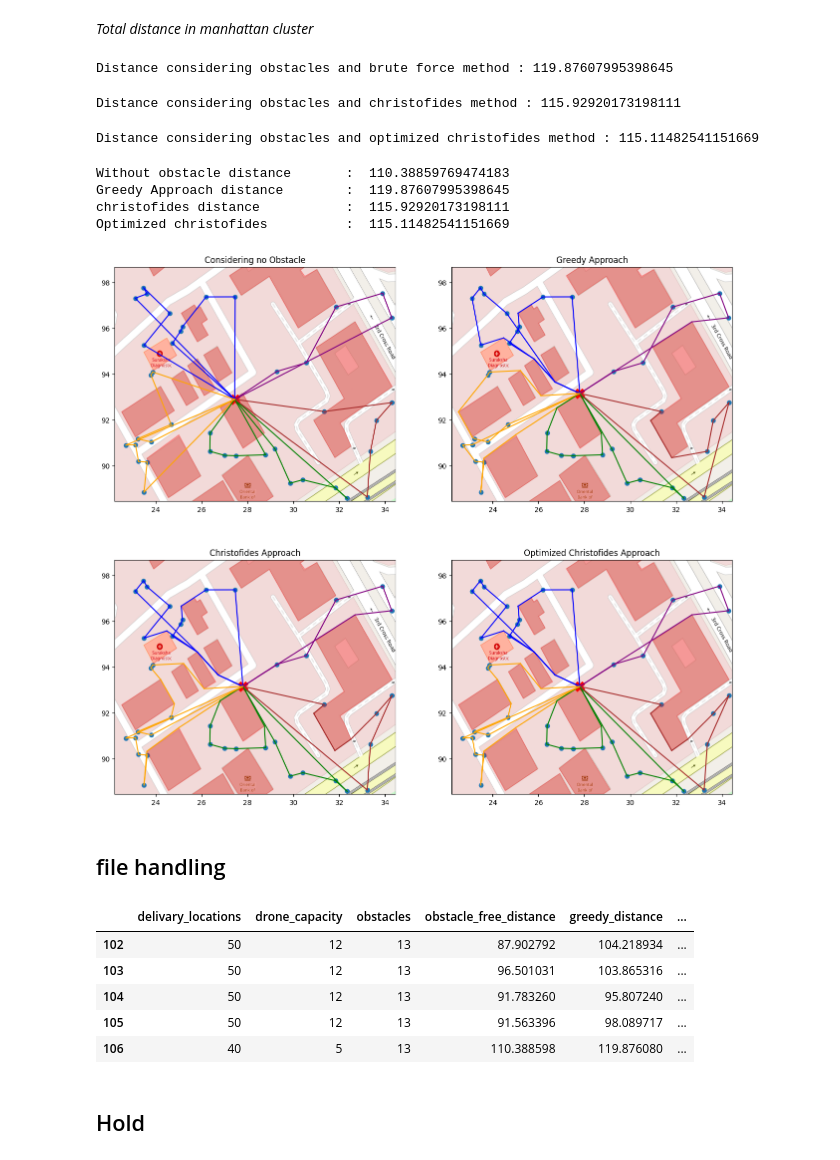
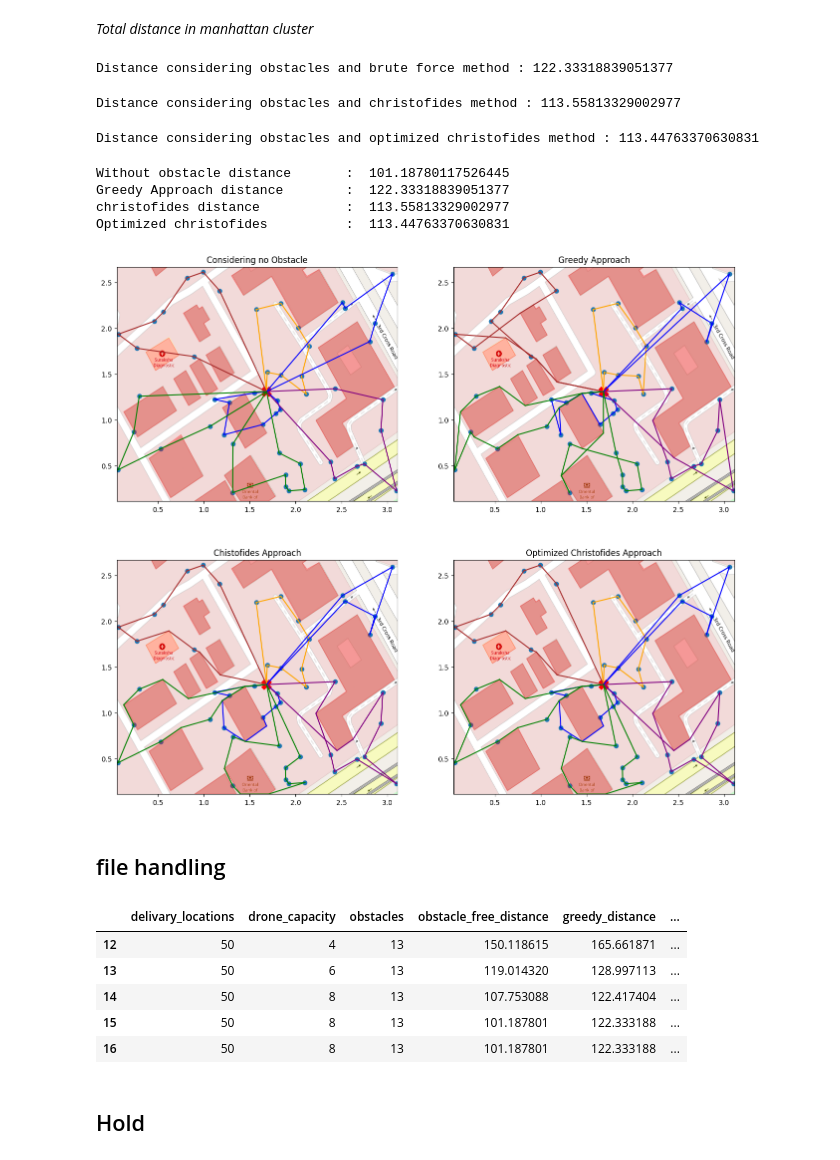
Before and after one commit to CR-Samrat/drone-based-delivary, a Jupyter notebook: Euclidean_Capacity_k_with_obstacle.ipynb, the cells around one changed output. Drawn from its saved outputs; the diff is of its cells as text; code cells hidden in the pictures.

```diff
--- a/Euclidean_Capacity_k_with_obstacle.ipynb
+++ b/Euclidean_Capacity_k_with_obstacle.ipynb
@@ -126,6 +132,9 @@ def final_plot(delivery_loc,clusters, dp, obstacles, title=None):
         y = [j for i,j in points]
 
         plt.fill(x,y,color="red", alpha = 0.3)
+
+    plt.xticks(ticks=[24, 26, 28, 30, 32, 34], labels=[0.5, 1.0, 1.5, 2.0, 2.5, 3.0])
+    plt.yticks(ticks=[90, 92, 94, 96, 98], labels=[0.5, 1.0, 1.5, 2.0, 2.5])
     if title != None:
         plt.title(title)
     else:
@@ -642,14 +651,14 @@ def geometric_median(points, obstacles, eps=1e-5):
 ## Main
 # %%
 # n = random.randint(20,50)
-n = 40
-k = 5
-seed_value = 1
+n = 50
+k = 8
+seed_value = 10
 
 # creating the boundary
 x = [22.21, 88.45]
 y = [34.45, 98.67]
-delivery_loc = create_locations(x, y, n)
+delivery_loc = create_locations(x, y, n, seed_value)
 
 # obstacles
 obstacles = {
@@ -883,43 +899,43 @@ final_plot(delivery_loc,opt_christo_path, opt_christo_dp, obstacles)
 new_distance = total_distance(cluster_2)
 print("Distance considering obstacles and brute force method :",new_distance)
 # %% [output]
-Distance considering obstacles and brute force method : 119.87607995398645
+Distance considering obstacles and brute force method : 122.33318839051377
 # %%
 christofides_distance = total_distance(cluster_3)
 print("Distance considering obstacles and christofides method :",christofides_distance)
 # %% [output]
-Distance considering obstacles and christofides method : 115.92920173198111
+Distance considering obstacles and christofides method : 113.55813329002977
 # %%
 opt_christofides_distance = total_distance(cluster_4)
 
 print("Distance considering obstacles and optimized christofides method :",opt_christofides_distance)
 # %% [output]
-Distance considering obstacles and optimized christofides method : 115.11482541151669
+Distance considering obstacles and optimized christofides method : 113.44763370630831
 # %%
 print("Without obstacle distance \t: ",initial_distance)
 print("Greedy Approach distance \t: ",new_distance)
 print("christofides distance \t\t: ",christofides_distance)
 print("Optimized christofides \t\t: ", opt_christofides_distance)
 # %% [output]
-Without obstacle distance       :  110.38859769474183
-Greedy Approach distance        :  119.87607995398645
-christofides distance           :  115.92920173198111
-Optimized christofides          :  115.11482541151669
+Without obstacle distance       :  101.18780117526445
+Greedy Approach distance        :  122.33318839051377
+christofides distance           :  113.55813329002977
+Optimized christofides          :  113.44763370630831
 # %%
 plt.figure(figsize=(16,14))
 
 plt.subplot(2,2,1)
 final_plot(delivery_loc,cluster_1, initial_dp, obstacles, title="Considering no Obstacle")
 plt.subplot(2,2,2)
 final_plot(delivery_loc,brutforce_path, brutforce_dp, obstacles, title = "Greedy Approach")
 plt.subplot(2,2,3)
-final_plot(delivery_loc,christo_path, christo_dp, obstacles, title = "Christofides Approach")
+final_plot(delivery_loc,christo_path, christo_dp, obstacles, title = "Chistofides Approach")
 plt.subplot(2,2,4)
 final_plot(delivery_loc,opt_christo_path, opt_christo_dp, obstacles, title = "Optimized Christofides Approach")
 
 plt.show()
 # %% [output]
-[figure, old version]
+[figure, new version]
 # %% [markdown]
 ## file handling
 # %%
@@ -954,7 +970,8 @@ new_row = {
     'obstacles':len(obstacles),
     'obstacle_free_distance':initial_distance,
     'greedy_distance':new_distance,
-    'christofides_distance':christofides_distance
+    'christofides_distance':christofides_distance,
+    'optimized_distance':opt_christofides_distance
 }
 
 df.loc[len(df)] = new_row
@@ -962,9 +979,9 @@ df.loc[len(df)] = new_row
 df.tail(5)
 # %% [output]
 |  | delivary_locations | drone_capacity | obstacles | obstacle_free_distance | greedy_distance | ... |
-| 102 | 50 | 12 | 13 | 87.902792 | 104.218934 | ... |
-| 103 | 50 | 12 | 13 | 96.501031 | 103.865316 | ... |
-| 104 | 50 | 12 | 13 | 91.783260 | 95.807240 | ... |
-| 105 | 50 | 12 | 13 | 91.563396 | 98.089717 | ... |
-| 106 | 40 | 5 | 13 | 110.388598 | 119.876080 | ... |
+| 12 | 50 | 4 | 13 | 150.118615 | 165.661871 | ... |
+| 13 | 50 | 6 | 13 | 119.014320 | 128.997113 | ... |
+| 14 | 50 | 8 | 13 | 107.753088 | 122.417404 | ... |
+| 15 | 50 | 8 | 13 | 101.187801 | 122.333188 | ... |
+| 16 | 50 | 8 | 13 | 101.187801 | 122.333188 | ... |
 # %%
```
Also changed, not shown: parts of 16 cells of this notebook, 5 other files.
